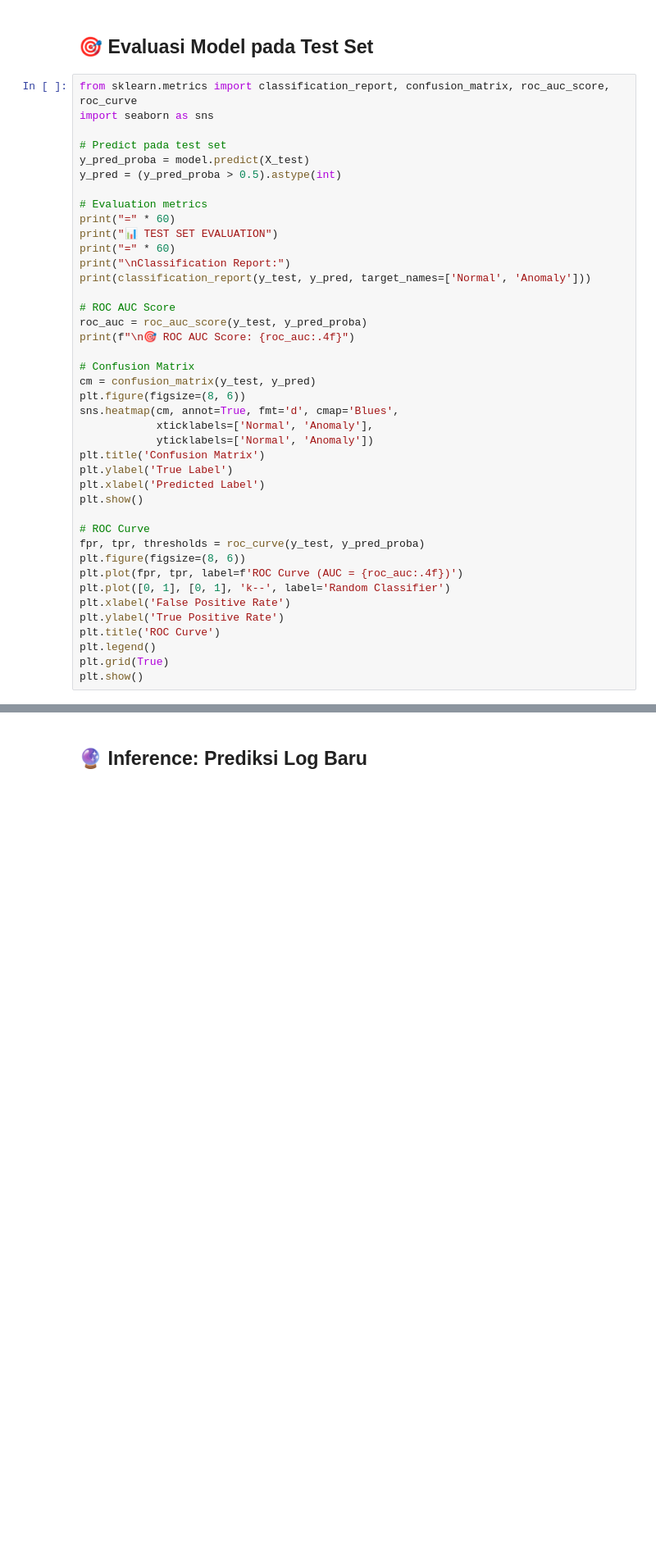
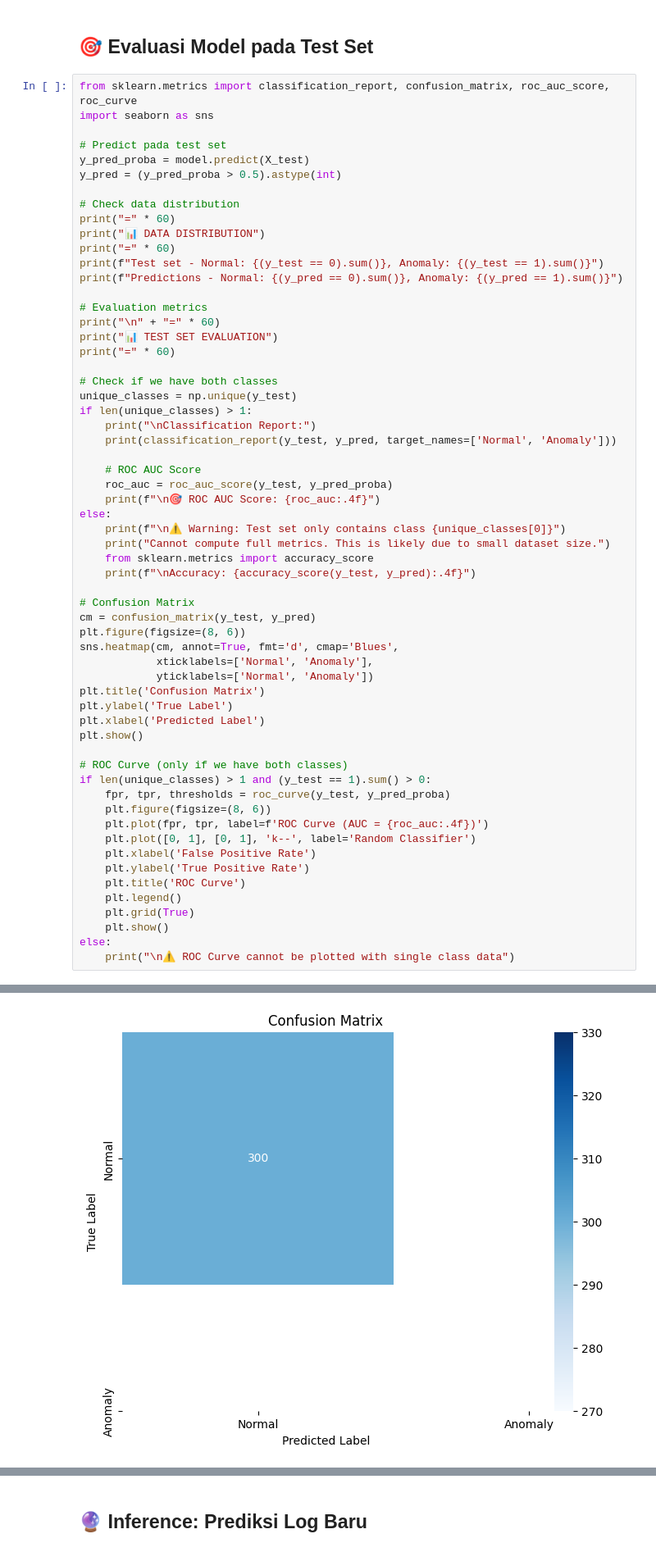
Before and after one commit to rehanalfarizu/-Deteksi-Anomali-Log-Sistem-Menggunakan-Model-Sequence-Berbasis-Deep-Learning, a Jupyter notebook: notebooks/Anomaly_Detection_Colab.ipynb, the cells around one changed output, grey strips where cells are left out. Shown at 82% size. Saved outputs shown, nothing was run; the diff lists cells and outputs as text; blank space fills up the shorter version.

Commit message:
anomaly

```diff
--- a/notebooks/Anomaly_Detection_Colab.ipynb
+++ b/notebooks/Anomaly_Detection_Colab.ipynb
@@ -406,16 +515,32 @@ import seaborn as sns
 y_pred_proba = model.predict(X_test)
 y_pred = (y_pred_proba > 0.5).astype(int)
 
+# Check data distribution
+print("=" * 60)
+print("📊 DATA DISTRIBUTION")
+print("=" * 60)
+print(f"Test set - Normal: {(y_test == 0).sum()}, Anomaly: {(y_test == 1).sum()}")
+print(f"Predictions - Normal: {(y_pred == 0).sum()}, Anomaly: {(y_pred == 1).sum()}")
+
 # Evaluation metrics
-print("=" * 60)
+print("\n" + "=" * 60)
 print("📊 TEST SET EVALUATION")
 print("=" * 60)
-print("\nClassification Report:")
-print(classification_report(y_test, y_pred, target_names=['Normal', 'Anomaly']))
 
-# ROC AUC Score
-roc_auc = roc_auc_score(y_test, y_pred_proba)
-print(f"\n🎯 ROC AUC Score: {roc_auc:.4f}")
+# Check if we have both classes
+unique_classes = np.unique(y_test)
+if len(unique_classes) > 1:
+    print("\nClassification Report:")
+    print(classification_report(y_test, y_pred, target_names=['Normal', 'Anomaly']))
+
+    # ROC AUC Score
+    roc_auc = roc_auc_score(y_test, y_pred_proba)
+    print(f"\n🎯 ROC AUC Score: {roc_auc:.4f}")
+else:
+    print(f"\n⚠️ Warning: Test set only contains class {unique_classes[0]}")
+    print("Cannot compute full metrics. This is likely due to small dataset size.")
+    from sklearn.metrics import accuracy_score
+    print(f"\nAccuracy: {accuracy_score(y_test, y_pred):.4f}")
 
 # Confusion Matrix
 cm = confusion_matrix(y_test, y_pred)
@@ -428,14 +553,18 @@ plt.ylabel('True Label')
 plt.xlabel('Predicted Label')
 plt.show()
 
-# ROC Curve
-fpr, tpr, thresholds = roc_curve(y_test, y_pred_proba)
-plt.figure(figsize=(8, 6))
-plt.plot(fpr, tpr, label=f'ROC Curve (AUC = {roc_auc:.4f})')
-plt.plot([0, 1], [0, 1], 'k--', label='Random Classifier')
-plt.xlabel('False Positive Rate')
-plt.ylabel('True Positive Rate')
-plt.title('ROC Curve')
-plt.legend()
-plt.grid(True)
-plt.show()
+# ROC Curve (only if we have both classes)
+if len(unique_classes) > 1 and (y_test == 1).sum() > 0:
+    fpr, tpr, thresholds = roc_curve(y_test, y_pred_proba)
+    plt.figure(figsize=(8, 6))
+    plt.plot(fpr, tpr, label=f'ROC Curve (AUC = {roc_auc:.4f})')
+    plt.plot([0, 1], [0, 1], 'k--', label='Random Classifier')
+    plt.xlabel('False Positive Rate')
+    plt.ylabel('True Positive Rate')
+    plt.title('ROC Curve')
+    plt.legend()
+    plt.grid(True)
+    plt.show()
+else:
+    print("\n⚠️ ROC Curve cannot be plotted with single class data")
+# %% [output]
@@ -441,0 +586 @@ plt.show()
+[figure, added]
```
Also changed, not shown: parts of 49 cells of this notebook, 4 other files.
